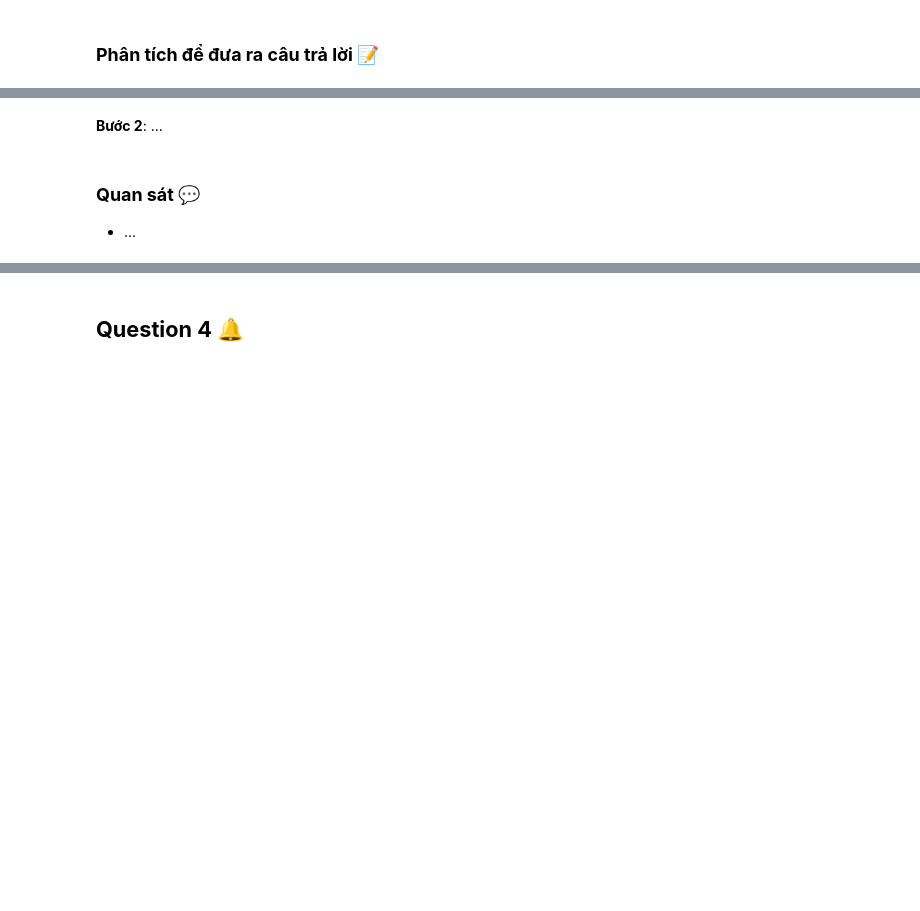
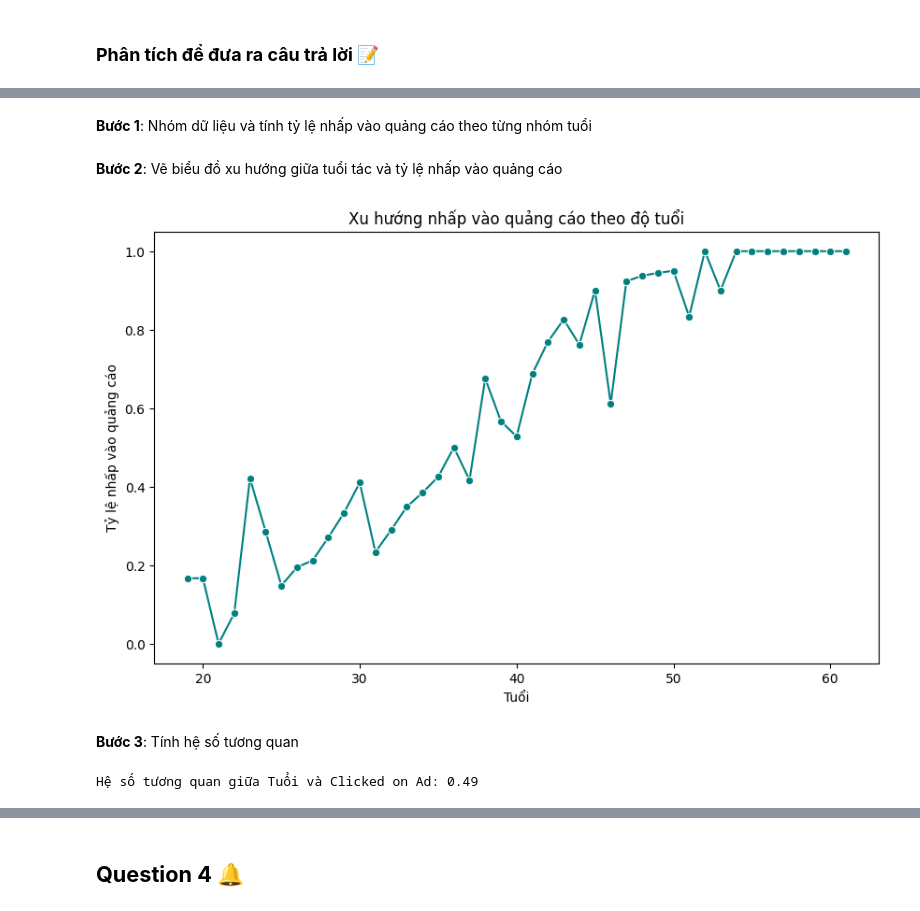
Before and after one commit to Alexieve/Applied-Data-Analytics, a Jupyter notebook: Notebooks/2-EDA/2_EDA.ipynb, the cells around one changed output, grey strips where cells are left out. Saved outputs shown, nothing was run; the diff lists cells and outputs as text; code cells hidden in the pictures; blank space fills up the shorter version.

```diff
--- a/Notebooks/2-EDA/2_EDA.ipynb
+++ b/Notebooks/2-EDA/2_EDA.ipynb
@@ -303,5 +401,24 @@ BƯỚC 5: Phân tích hai biến trong tập dữ liệu 🔥
-# %% [markdown]
-**Bước 2**: ...
-# %% [markdown]
-### **Quan sát** 💬
-- ...
+# %% [markdown]
+**Bước 1**: Nhóm dữ liệu và tính tỷ lệ nhấp vào quảng cáo theo từng nhóm tuổi
+# %%
+from scipy.stats import pearsonr
+
+age_click_rate = df.groupby("Age")["Clicked on Ad"].mean()
+# %% [markdown]
+**Bước 2**: Vẽ biểu đồ xu hướng giữa tuổi tác và tỷ lệ nhấp vào quảng cáo
+# %%
+plt.figure(figsize=(10, 6))
+sns.lineplot(x=age_click_rate.index, y=age_click_rate.values, marker='o', color="teal")
+plt.title("Xu hướng nhấp vào quảng cáo theo độ tuổi")
+plt.xlabel("Tuổi")
+plt.ylabel("Tỷ lệ nhấp vào quảng cáo")
+plt.show()
+# %% [output]
+[figure, added]
+# %% [markdown]
+**Bước 3**: Tính hệ số tương quan
+# %%
+corr, _ = pearsonr(df["Age"], df["Clicked on Ad"])
+print(f"Hệ số tương quan giữa Tuổi và Clicked on Ad: {corr:.2f}")
+# %% [output]
+Hệ số tương quan giữa Tuổi và Clicked on Ad: 0.49
```
Also changed, not shown: parts of 49 cells of this notebook, 1 other file.
